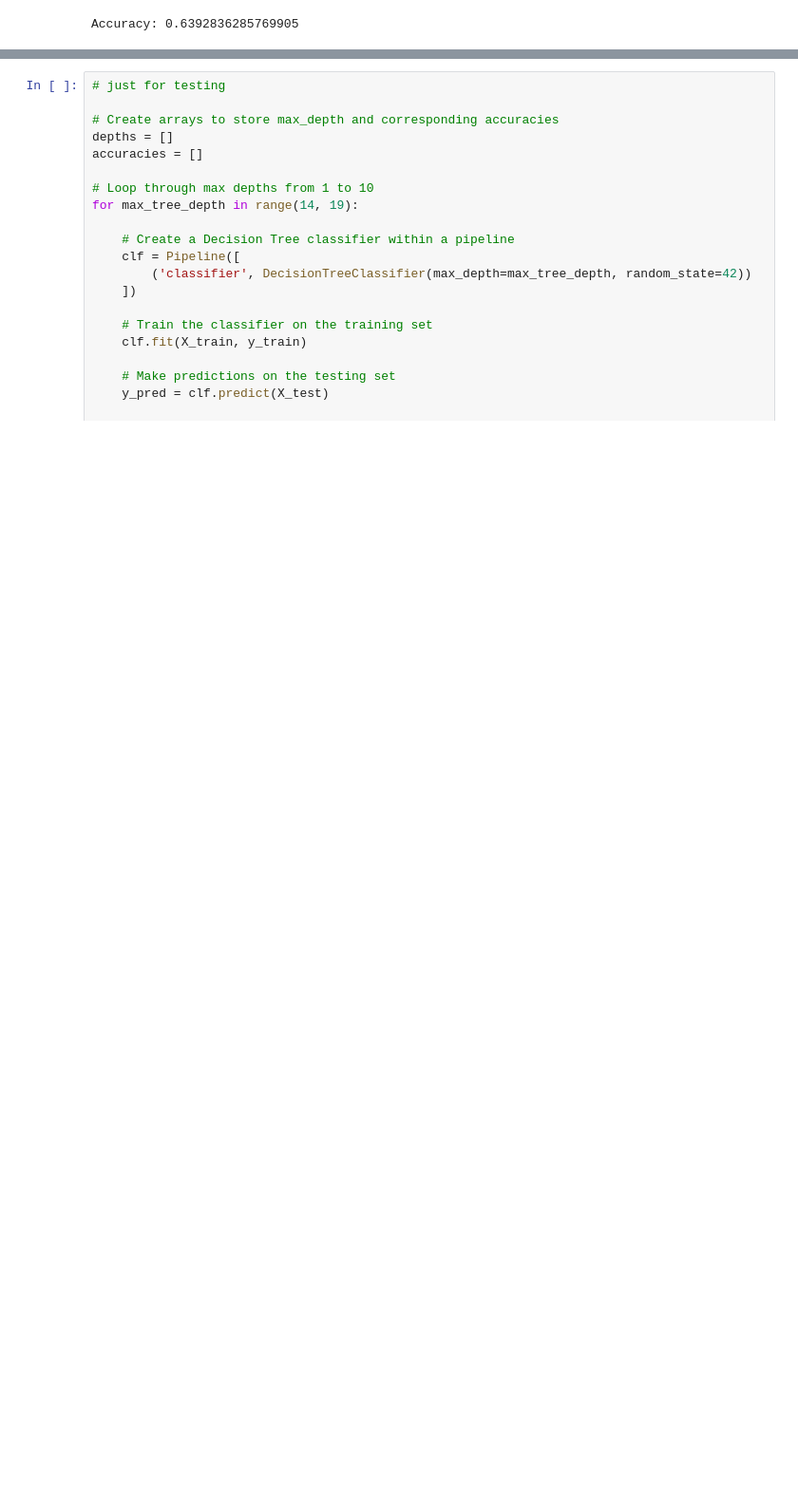
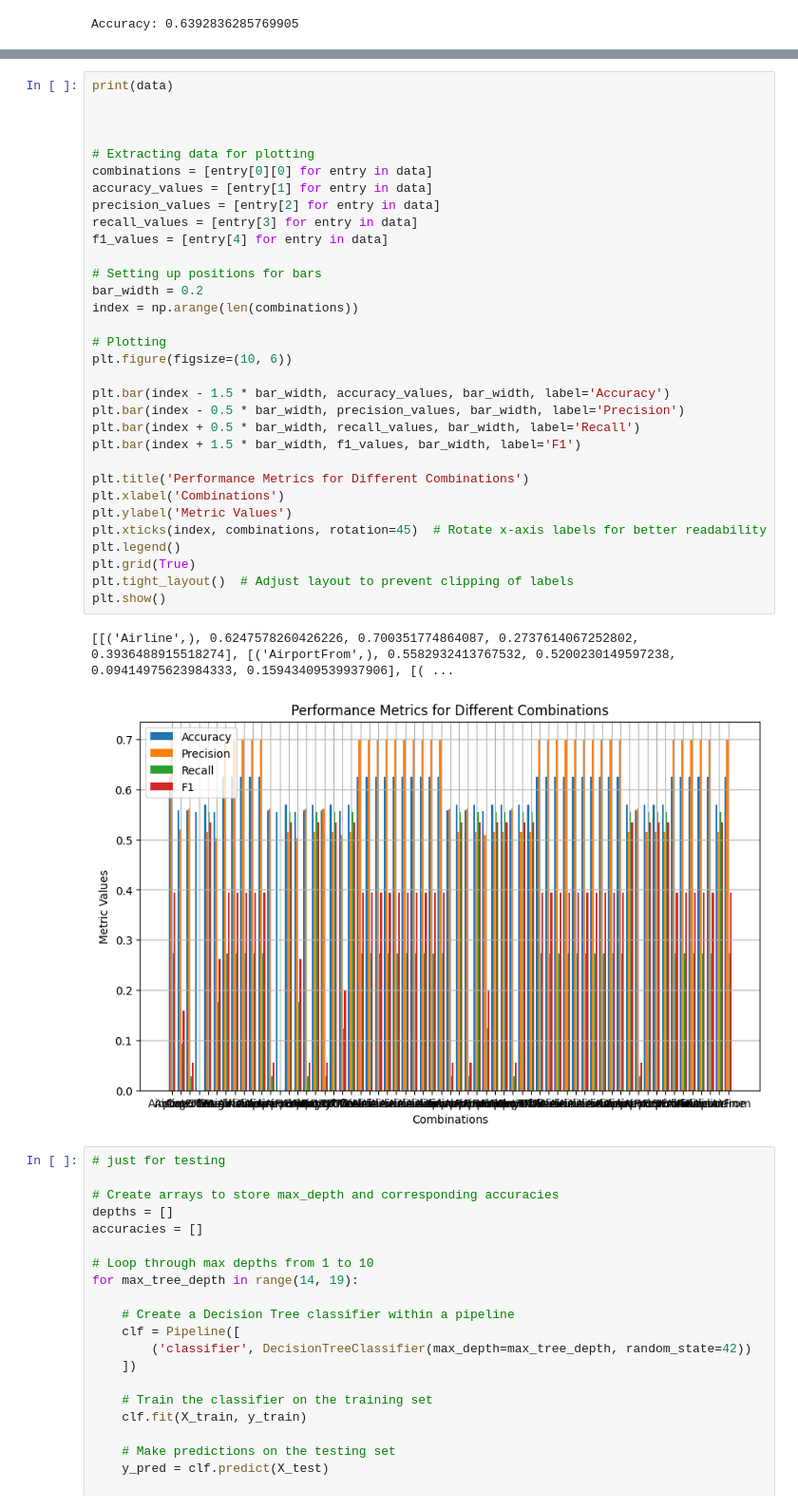
Before and after one commit to Timbo003/AT_IT, a Jupyter notebook: code.ipynb, the cells around one changed output, grey strips where cells are left out. Shown at 95% size. Saved outputs shown, nothing was run; the diff lists cells and outputs as text; blank space fills up the shorter version.

```diff
--- a/code.ipynb
+++ b/code.ipynb
@@ -395,3 +543,38 @@ Accuracy: 0.6392836285769905
+# %%
+print(data)
+
+
+
+# Extracting data for plotting
+combinations = [entry[0][0] for entry in data]
+accuracy_values = [entry[1] for entry in data]
+precision_values = [entry[2] for entry in data]
+recall_values = [entry[3] for entry in data]
+f1_values = [entry[4] for entry in data]
+
+# Setting up positions for bars
+bar_width = 0.2
+index = np.arange(len(combinations))
+
+# Plotting
+plt.figure(figsize=(10, 6))
+
+plt.bar(index - 1.5 * bar_width, accuracy_values, bar_width, label='Accuracy')
+plt.bar(index - 0.5 * bar_width, precision_values, bar_width, label='Precision')
+plt.bar(index + 0.5 * bar_width, recall_values, bar_width, label='Recall')
+plt.bar(index + 1.5 * bar_width, f1_values, bar_width, label='F1')
+
+plt.title('Performance Metrics for Different Combinations')
+plt.xlabel('Combinations')
+plt.ylabel('Metric Values')
+plt.xticks(index, combinations, rotation=45)  # Rotate x-axis labels for better readability
+plt.legend()
+plt.grid(True)
+plt.tight_layout()  # Adjust layout to prevent clipping of labels
+plt.show()
+# %% [output]
+[[('Airline',), 0.6247578260426226, 0.700351774864087, 0.2737614067252802, 0.3936488915518274], [('AirportFrom',), 0.5582932413767532, 0.5200230149597238, 0.09414975623984333, 0.15943409539937906], [( ...
+[figure, added]
 # %%
 # just for testing
 
```
Also changed, not shown: parts of 5 cells of this notebook, 1 other file.
